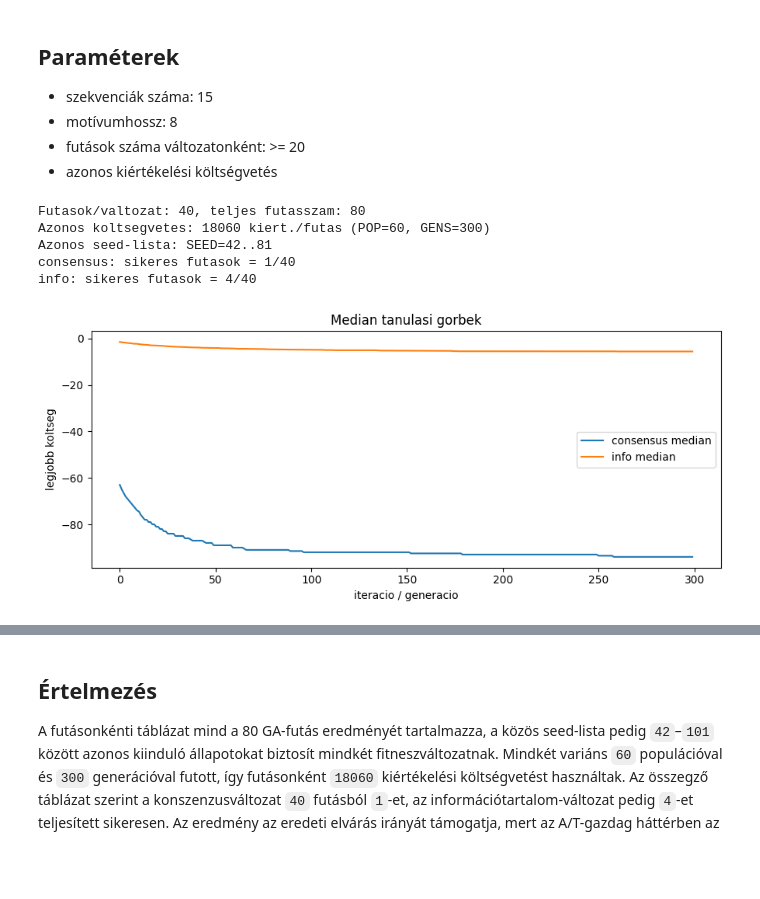
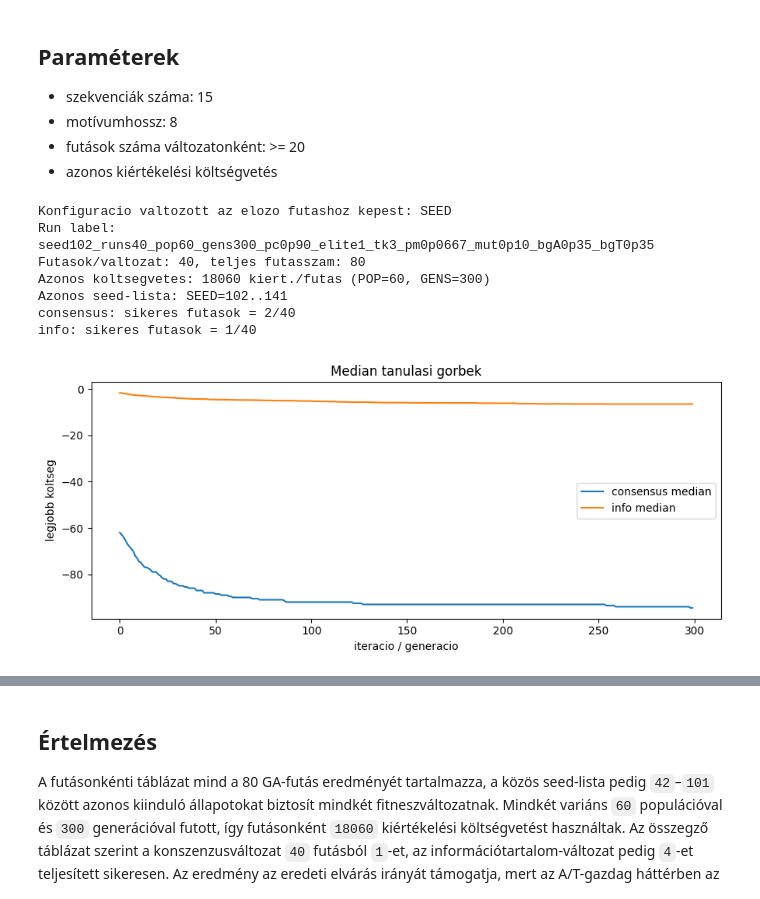
Before and after one commit to HKende2/bigyo-konszenzus-vs-info, a Jupyter notebook: notebooks/konszenzus_vs_informaciotartalom_colab.ipynb, the cells around one changed output, grey strips where cells are left out. Drawn from its saved outputs; the diff is of its cells as text; code cells hidden in the pictures; blank space fills up the shorter version.

```diff
--- a/notebooks/konszenzus_vs_informaciotartalom_colab.ipynb
+++ b/notebooks/konszenzus_vs_informaciotartalom_colab.ipynb
@@ -134,6 +144,26 @@ OPTIMUM = None  # opcionlis referencia a globalis optimumhoz (itt nem szamolt)
 POP, GENS, PC, ELITE, TOUR_K = 60, 300, 0.9, 1, 3  # POP: populaciomeret, GENS: generacioszam, PC: keresztezesi esely, ELITE: elit egyedek, TOUR_K: tournament meret
 
 EVALUATION_BUDGET = POP * (1 + GENS)  # populacios kezdoertek + minden generacio teljes ujratesztelese
+
+# Konfig-azonosito: eltero beallitas -> masik fajl, azonos beallitas -> ugyanaz a fajl (feluliras).
+EXPERIMENT_CONFIG = {
+    **BASE_CONFIG,
+    "POP": POP,
+    "GENS": GENS,
+    "PC": PC,
+    "ELITE": ELITE,
+    "TOUR_K": TOUR_K,
+    "PM": PM,
+    "MOTIF": MOTIF,
+    "T": T,
+    "LEN": LEN,
+    "K": K,
+    "EVALUATION_BUDGET": EVALUATION_BUDGET,
+}
+RUN_LABEL = (
+    f"seed{SEED}_runs{RUNS}_pop{POP}_gens{GENS}_pc{PC:.2f}_elite{ELITE}_tk{TOUR_K}_pm{PM:.4f}"
+    f"_mut{MOTIF_MUT_PROB:.2f}_bgA{BG_PROBS['A']:.2f}_bgT{BG_PROBS['T']:.2f}"
+).replace(".", "p")
 
 def tournament(pop, costs, rng, k=TOUR_K):
     # k veletlen jelolt kozul visszaadja a legkisebb koltsegu egyed masolatat.
@@ -217,6 +247,20 @@ def run(seed, mode):
 seed_list = [SEED + i for i in range(RUNS)]  # fix seed-ek: mindket mod ugyanazt kapja
 records = []  # futasonkenti meresek hosszu tablaja
 curves_by_mode = {m: [] for m in FITNESS_MODES}  # tanulasi gorbek modonkent
+
+# Konfiguracio-valtozas ellenorzese az elozo futashoz kepest.
+last_cfg_path = REPORT_DIR / "last_run_config.json"
+if last_cfg_path.exists():
+    last_cfg = json.loads(last_cfg_path.read_text(encoding="utf-8"))
+    changed = [k for k in EXPERIMENT_CONFIG if last_cfg.get(k) != EXPERIMENT_CONFIG.get(k)]
+    if changed:
+        print("Konfiguracio valtozott az elozo futashoz kepest:", ", ".join(changed))
+    else:
+        print("Konfiguracio nem valtozott az elozo futashoz kepest.")
+else:
+    print("Nincs elozo konfiguracio-fajl, ez az elso nyomkovetett futas.")
+last_cfg_path.write_text(json.dumps(EXPERIMENT_CONFIG, indent=2), encoding="utf-8")
+(REPORT_DIR / f"config_{RUN_LABEL}.json").write_text(json.dumps(EXPERIMENT_CONFIG, indent=2), encoding="utf-8")
 
 for mode in FITNESS_MODES:
     for s in seed_list:
@@ -233,39 +277,42 @@ for mode in FITNESS_MODES:
         })
 
 run_summary_text = [
+    f"Run label: {RUN_LABEL}",
     f"Futasok/valtozat: {RUNS}, teljes futasszam: {len(records)}",
     f"Azonos koltsegvetes: {EVALUATION_BUDGET} kiert./futas (POP={POP}, GENS={GENS})",
     f"Azonos seed-lista: SEED={SEED}..{SEED + RUNS - 1}",
   ]
 for mode in FITNESS_MODES:
     succ = sum(r["success"] for r in records if r["mode"] == mode)
     run_summary_text.append(f"{mode}: sikeres futasok = {succ}/{RUNS}")
 run_summary_text = "\n".join(run_summary_text)
 print(run_summary_text)
 
 df = pd.DataFrame(records)
-df.to_csv(TABLE_DIR / "futasonkenti_eredmenyek.csv", index=False)
+df.to_csv(TABLE_DIR / f"futasonkenti_eredmenyek_{RUN_LABEL}.csv", index=False)
 
 # Median tanulasi gorbek kirajzolasa modonkent.
 plt.figure(figsize=(9, 4))
 for mode in FITNESS_MODES:
     arr = np.array(curves_by_mode[mode], dtype=float)
     med = np.median(arr, axis=0)
     plt.plot(med, label=f"{mode} median")
 plt.xlabel("iteracio / generacio")
 plt.ylabel("legjobb koltseg")
 plt.title("Median tanulasi gorbek")
 plt.legend()
 plt.tight_layout()
-plt.savefig(FIGURE_DIR / "median_tanulasi_gorbek.png", dpi=150, bbox_inches="tight")
+plt.savefig(FIGURE_DIR / f"median_tanulasi_gorbek_{RUN_LABEL}.png", dpi=150, bbox_inches="tight")
 plt.show()
 # %% [output]
+Konfiguracio valtozott az elozo futashoz kepest: SEED
+Run label: seed102_runs40_pop60_gens300_pc0p90_elite1_tk3_pm0p0667_mut0p10_bgA0p35_bgT0p35
 Futasok/valtozat: 40, teljes futasszam: 80
 Azonos koltsegvetes: 18060 kiert./futas (POP=60, GENS=300)
-Azonos seed-lista: SEED=42..81
-consensus: sikeres futasok = 1/40
-info: sikeres futasok = 4/40
+Azonos seed-lista: SEED=102..141
+consensus: sikeres futasok = 2/40
+info: sikeres futasok = 1/40
-[figure, old version]
+[figure, new version]
 # %%
 # Statisztika (medián, IQR) és boxplot készítése
 
```
Also changed, not shown: parts of 2 cells of this notebook, 1 other file.
